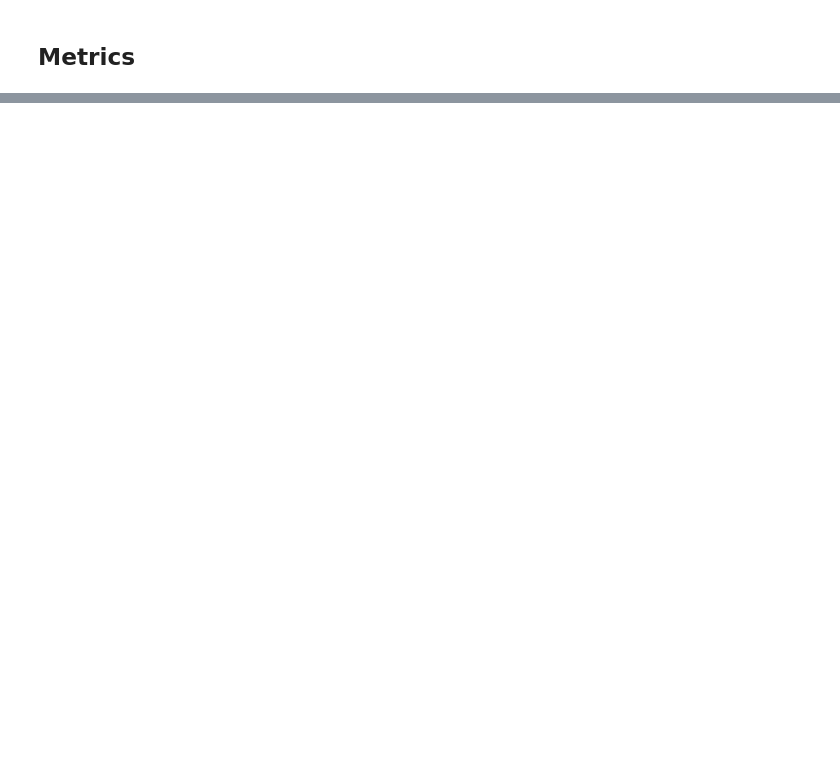
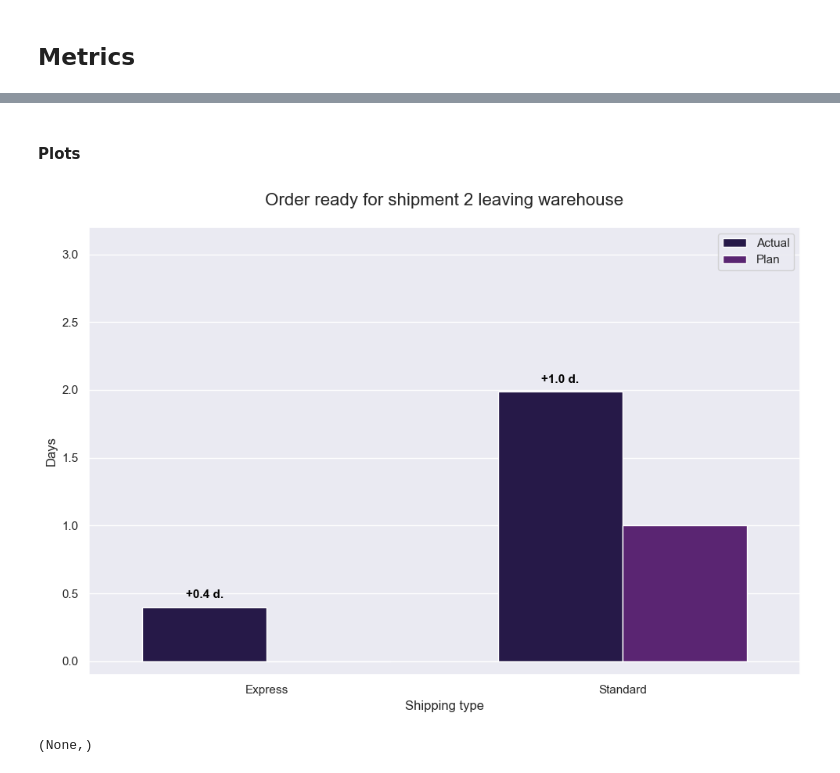
Before and after one commit to amandawang90-spec/neuefische-data-analysis-180825-muesli_eda_project, a Jupyter notebook: janina_working_file.ipynb, the cells around one changed output, grey strips where cells are left out. Cells and saved outputs as stored; diff of their text form; code cells hidden in the pictures; blank space fills up the shorter version.

```diff
--- a/janina_working_file.ipynb
+++ b/janina_working_file.ipynb
@@ -364,0 +500,3 @@ df_interndata_cleaned.head(2)
+# %%
+graph_1 = df_processed_x_truck_smode.groupby("ship mode")[["o_processed_2_truck_actual"]].mean().reset_index()
+graph_1
@@ -364,0 +507,3 @@ df_interndata_cleaned.head(2)
+# %%
+graph_1["o_processed_2_truck_plan"] = {0:0,1:1}
+graph_1
@@ -364,0 +514,14 @@ df_interndata_cleaned.head(2)
+# %%
+# format for plot
+graph_1 = pd.melt(graph_1,
+    id_vars=["ship mode"],
+    value_vars=["o_processed_2_truck_actual", "o_processed_2_truck_plan"],
+    var_name="data type",
+    value_name="days")
+
+# renaming data type
+graph_1["data type"] = graph_1["data type"].map({
+    "o_processed_2_truck_actual": "Actual",
+    "o_processed_2_truck_plan": "Plan"})
+
+graph_1
@@ -364,0 +681,56 @@ df_interndata_cleaned.head(2)
+# %% [markdown]
+#### Plots
+# %%
+graph = graph_1
+
+plt.figure(figsize=(10, 7))
+
+ax = sns.barplot(data=graph,
+             x= "ship mode",
+             y = "days",
+             hue="data type",
+             hue_order=["Actual","Plan"],
+             width=bar_width
+            )
+ax.set_ylim(-0.1, 3.2)
+plt.title('Order ready for shipment 2 leaving warehouse', fontsize=16,pad=20)
+plt.xlabel("Shipping type")
+plt.ylabel("Days")
+plt.legend()
+
+bar_width = 0.7
+offset = (bar_width / 4) # This calculates the offset needed to center on the 'Actual' bar
+
+# Calculate and display the uplift (difference) as text above the bars
+# Iterate through each ship mode ('Express' and 'Standard')
+for i, ship_mode in enumerate(graph["ship mode"].unique()):
+    # Get the 'Actual' and 'Plan' values for the current ship mode
+    actual_days = graph[(graph["ship mode"] == ship_mode) & (graph["data type"] == "Actual")]["days"].iloc[0]
+    plan_days = graph[(graph["ship mode"] == ship_mode) & (graph["data type"] == "Plan")]["days"].iloc[0]
+
+    uplift = actual_days - plan_days
+
+    # X-POSITION: Centered over the 'Actual' bar.
+    # The first bar group (Express, i=0) is at x=0. The second (Standard, i=1) is at x=1.
+    # The 'Actual' bar is typically slightly to the left of the center point (i - offset).
+    x_pos = i - offset
+    # y-position: slightly above the higher bar for the annotation
+    y_pos = actual_days +0.05 # Adjust vertical position as needed
+
+    # Determine text color (Green for improvement (lower days), Red for regression (higher days))
+    color = "black"
+
+    # Format the uplift text (e.g., "+0.50 days" or "-0.25 days")
+    uplift_text = f"{uplift:+.1f} d." # Using + to explicitly show positive or negative
+
+    # Add the uplift text
+    ax.text(x_pos, y_pos, uplift_text,
+            color=color, ha='center', va='bottom', fontsize=11, fontweight='bold')
+
+plt.xticks()
+plt.xticks()
+plt.tight_layout()
+plt.show(),
+# %% [output]
+[figure, added]
+(None,)
```
Also changed, not shown: parts of 40 cells of this notebook.
